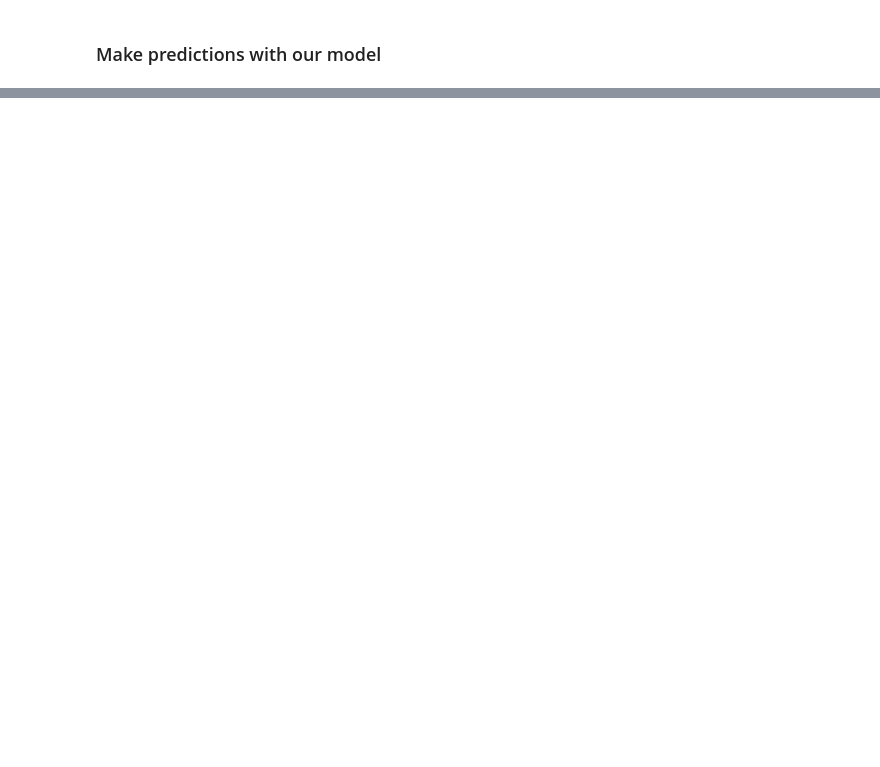
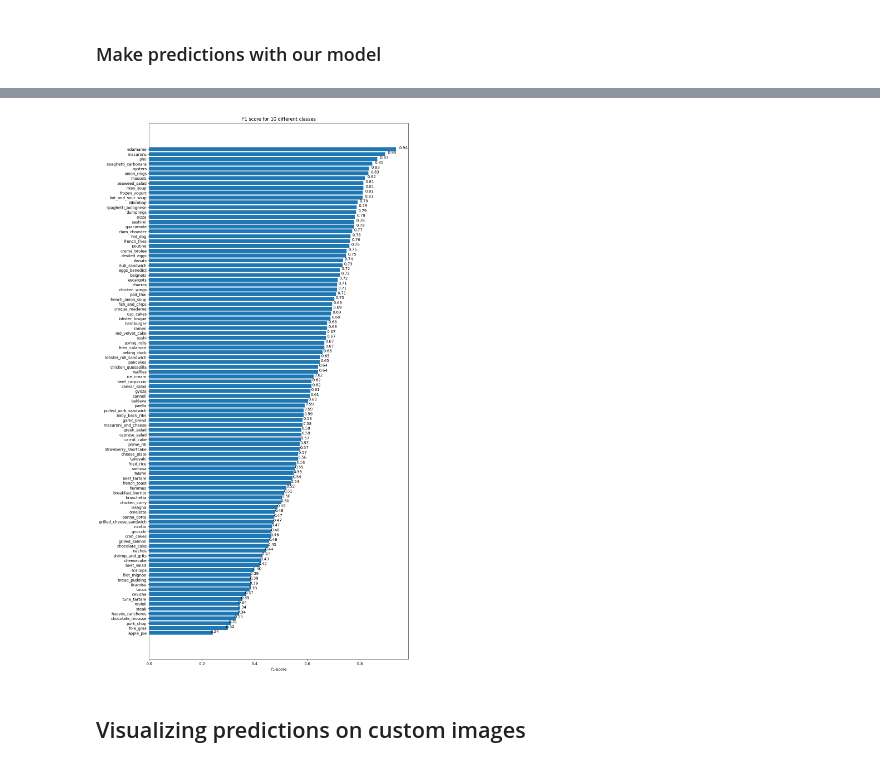
Before and after one commit to aakriti-dot/Tensorflow, a Jupyter notebook: TransferLearning_ScalingUp.ipynb, the cells around one changed output, grey strips where cells are left out. Saved outputs shown, nothing was run; the diff lists cells and outputs as text; code cells hidden in the pictures; blank space fills up the shorter version.

```diff
--- a/TransferLearning_ScalingUp.ipynb
+++ b/TransferLearning_ScalingUp.ipynb
@@ -322,0 +388,3 @@ preds_probs = model.predict(test_data, verbose=1)
+# %%
+class_names = test_data.class_names
+class_names[:10]
@@ -322,0 +434,3 @@ preds_probs = model.predict(test_data, verbose=1)
+# %%
+classification_report_dict=classification_report(y_labels, pred_classes, output_dict=True)
+classification_report_dict
@@ -322,0 +457,8 @@ preds_probs = model.predict(test_data, verbose=1)
+# %%
+class_f1_scores ={}
+for k, v in classification_report_dict.items():
+  if k == 'accuracy':
+    break
+  else:
+    class_f1_scores[class_names[int(k)]] = v['f1-score']
+class_f1_scores
@@ -322,0 +483,6 @@ preds_probs = model.predict(test_data, verbose=1)
+# %%
+# Turning the f1 scores into a dataframe
+import pandas as pd
+f1_scores = pd.DataFrame({'class_names': list(class_f1_scores.keys()),
+                          'f1-score' : list(class_f1_scores.values())}).sort_values("f1-score", ascending=False)
+f1_scores.head()
@@ -322,0 +496,25 @@ preds_probs = model.predict(test_data, verbose=1)
+# %%
+import matplotlib.pyplot as plt
+fig, ax = plt.subplots(figsize=(12, 25))
+scores = ax.barh(range(len(f1_scores)), f1_scores['f1-score'].values)
+ax.set_yticks(range(len(f1_scores)))
+ax.set_yticklabels(list(f1_scores['class_names']))
+ax.set_xlabel('f1-score')
+ax.set_title('F1 score for 10 different classes')
+ax.invert_yaxis();
+
+def autolabel(rects):
+  """
+  Attach a text label above each bar displaying its height (it's value).
+  """
+  for rect in rects:
+    width = rect.get_width()
+    ax.text(1.03*width, rect.get_y() + rect.get_height()/1.5,
+            f"{width:.2f}",
+            ha='center', va='bottom')
+
+autolabel(scores)
+# %% [output]
+[figure, added]
+# %% [markdown]
+## Visualizing predictions on custom images
```
Also changed, not shown: parts of 35 cells of this notebook.
